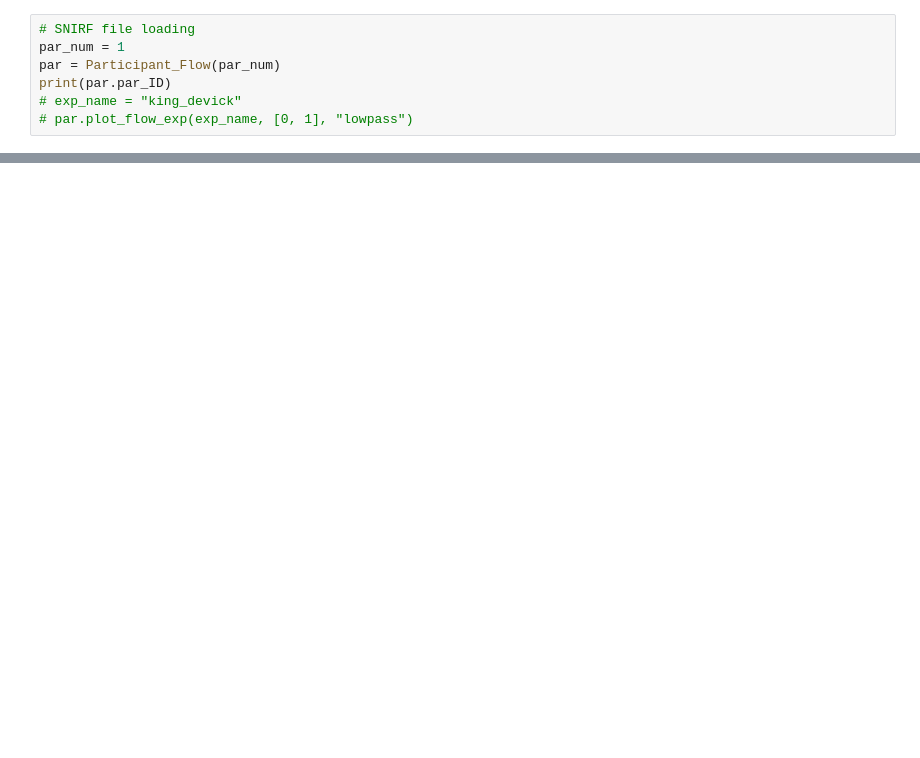
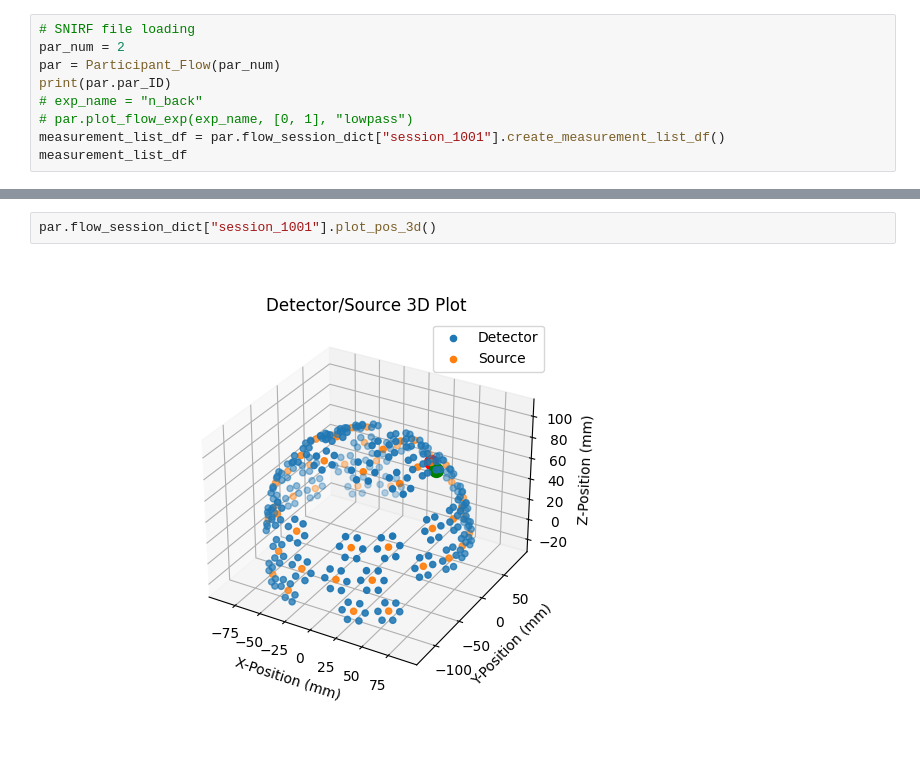
Before and after one commit to AyazLab/KernelFlow_Analysis, a Jupyter notebook: flow_analysis.ipynb, the cells around one changed output, grey strips where cells are left out. Drawn from its saved outputs; the diff is of its cells as text; blank space fills up the shorter version.

Commit message:
Add functions to process SNIRF measurement lists

```diff
--- a/flow_analysis.ipynb
+++ b/flow_analysis.ipynb
@@ -931,8 +964,10 @@ def create_flow_results_tables(num_pars: int) -> None:
 # %%
 # SNIRF file loading
-par_num = 1
+par_num = 2
 par = Participant_Flow(par_num)
 print(par.par_ID)
-# exp_name = "king_devick"
+# exp_name = "n_back"
 # par.plot_flow_exp(exp_name, [0, 1], "lowpass")
+measurement_list_df = par.flow_session_dict["session_1001"].create_measurement_list_df()
+measurement_list_df
 # %% [output]
@@ -939,0 +1112,4 @@ participant_01
+# %%
+par.flow_session_dict["session_1001"].plot_pos_3d()
+# %% [output]
+[figure, added]
```
Also changed, not shown: parts of 14 cells of this notebook, 1 other file.
